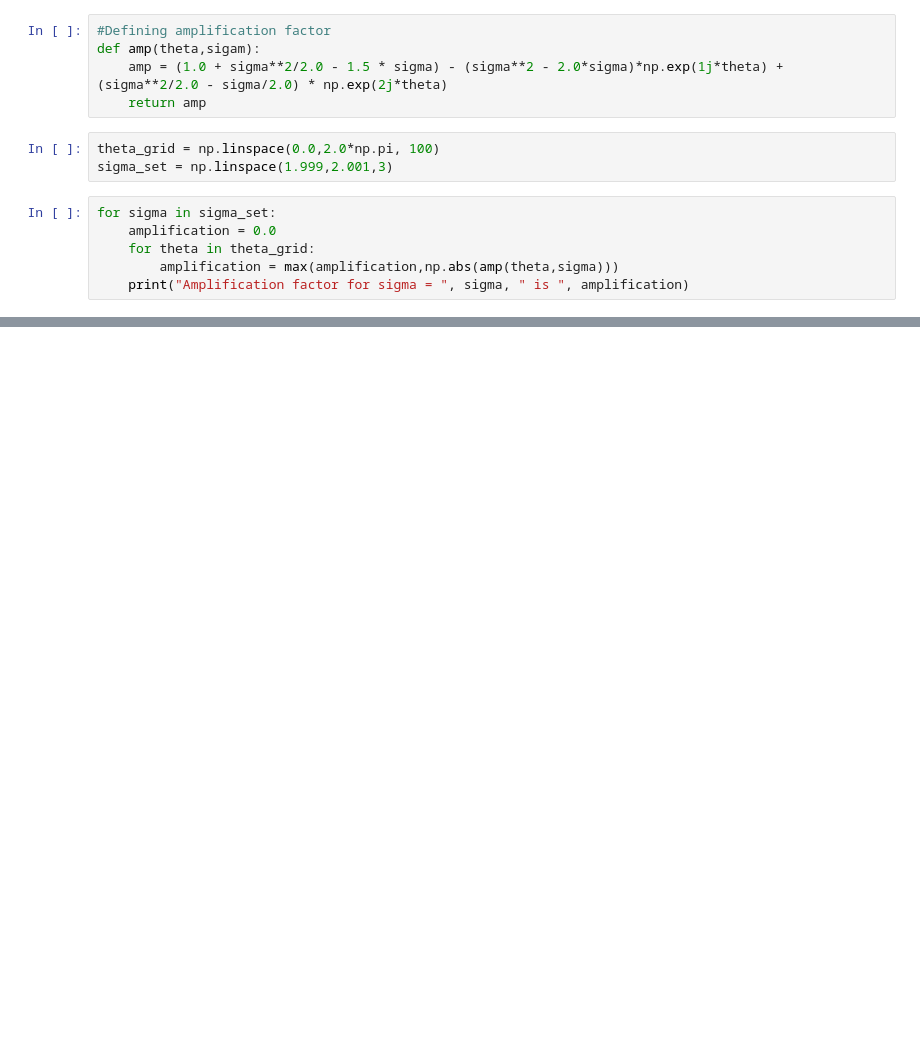
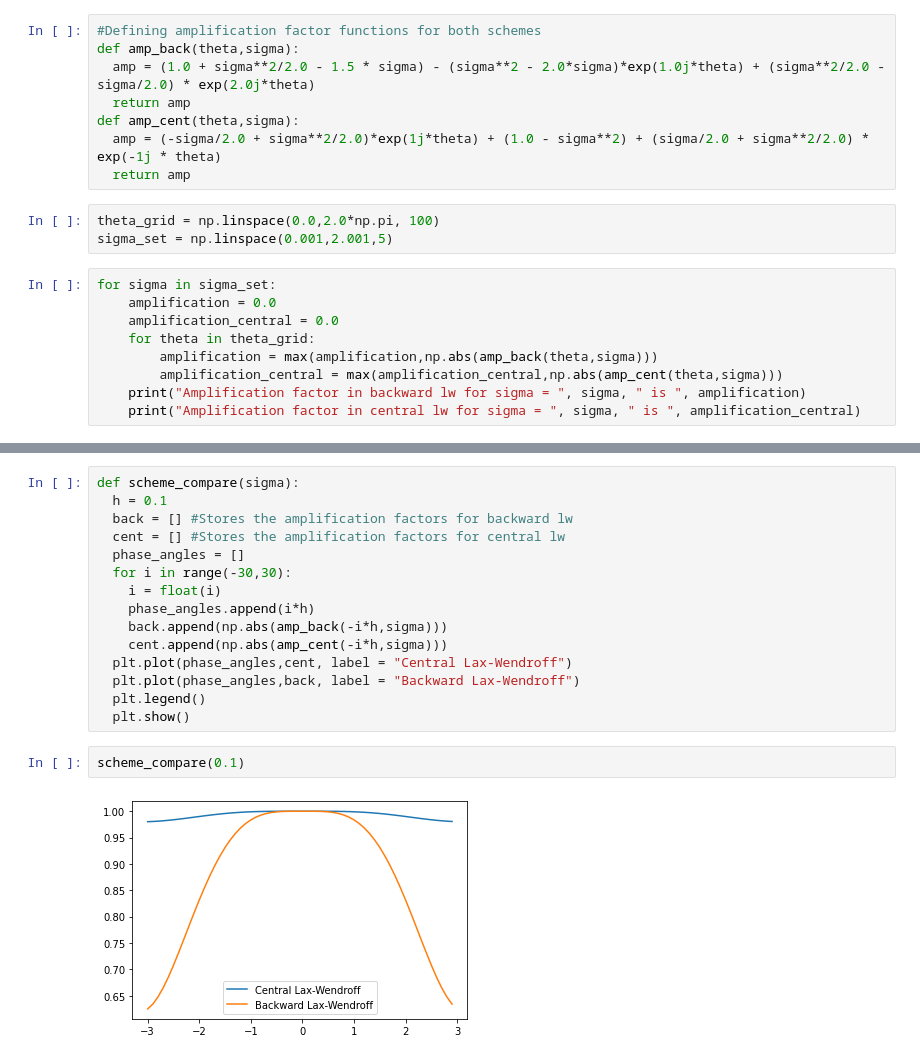
Before and after one commit to Arpit-Babbar/renshu, a Jupyter notebook: back_lw/back_lw_stab.ipynb, the cells around one changed output, grey strips where cells are left out. Saved outputs shown, nothing was run; the diff lists cells and outputs as text; blank space fills up the shorter version.

```diff
--- a/back_lw/back_lw_stab.ipynb
+++ b/back_lw/back_lw_stab.ipynb
@@ -9,15 +20,21 @@ import numpy as np
 # %%
-#Defining amplification factor
-def amp(theta,sigam):
-    amp = (1.0 + sigma**2/2.0 - 1.5 * sigma) - (sigma**2 - 2.0*sigma)*np.exp(1j*theta) + (sigma**2/2.0 - sigma/2.0) * np.exp(2j*theta)
-    return amp
+#Defining amplification factor functions for both schemes
+def amp_back(theta,sigma):
+  amp = (1.0 + sigma**2/2.0 - 1.5 * sigma) - (sigma**2 - 2.0*sigma)*exp(1.0j*theta) + (sigma**2/2.0 - sigma/2.0) * exp(2.0j*theta)
+  return amp
+def amp_cent(theta,sigma):
+  amp = (-sigma/2.0 + sigma**2/2.0)*exp(1j*theta) + (1.0 - sigma**2) + (sigma/2.0 + sigma**2/2.0) * exp(-1j * theta)
+  return amp
 # %%
 theta_grid = np.linspace(0.0,2.0*np.pi, 100)
-sigma_set = np.linspace(1.999,2.001,3)
+sigma_set = np.linspace(0.001,2.001,5)
 # %%
 for sigma in sigma_set:
     amplification = 0.0
+    amplification_central = 0.0
     for theta in theta_grid:
-        amplification = max(amplification,np.abs(amp(theta,sigma)))
-    print("Amplification factor for sigma = ", sigma, " is ", amplification)
+        amplification = max(amplification,np.abs(amp_back(theta,sigma)))
+        amplification_central = max(amplification_central,np.abs(amp_cent(theta,sigma)))
+    print("Amplification factor in backward lw for sigma = ", sigma, " is ", amplification)
+    print("Amplification factor in central lw for sigma = ", sigma, " is ", amplification_central)
 # %% [output]
@@ -28,0 +66,19 @@ Thus, the cfl number is 2.0, as is verified by tests.
+# %%
+def scheme_compare(sigma):
+  h = 0.1
+  back = [] #Stores the amplification factors for backward lw
+  cent = [] #Stores the amplification factors for central lw
+  phase_angles = []
+  for i in range(-30,30):
+    i = float(i)
+    phase_angles.append(i*h)
+    back.append(np.abs(amp_back(-i*h,sigma)))
+    cent.append(np.abs(amp_cent(-i*h,sigma)))
+  plt.plot(phase_angles,cent, label = "Central Lax-Wendroff")
+  plt.plot(phase_angles,back, label = "Backward Lax-Wendroff")
+  plt.legend()
+  plt.show()
+# %%
+scheme_compare(0.1)
+# %% [output]
+[figure, added]
```
Also changed, not shown: parts of 21 cells of this notebook.
